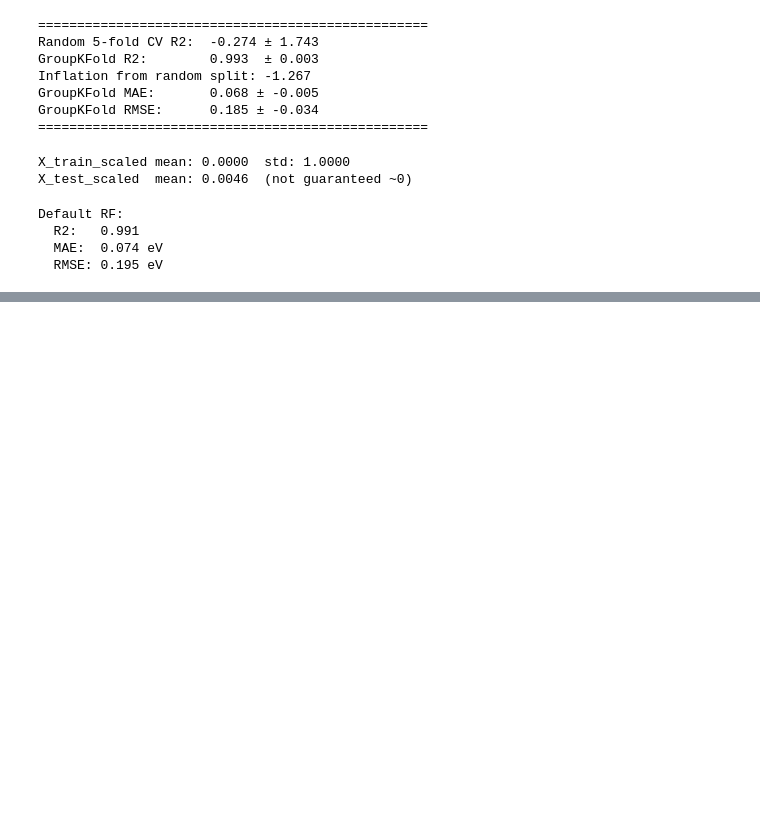
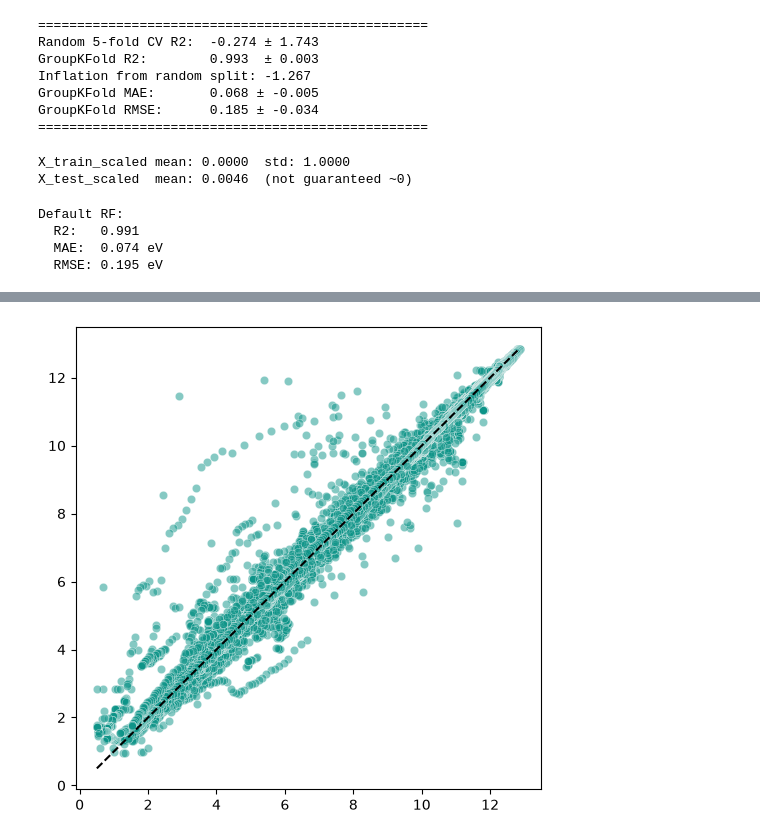
Before and after one commit to Tuggler/Tuggle_ML_Project, a Jupyter notebook: tuggle_final.ipynb, the cells around one changed output, grey strips where cells are left out. Saved outputs shown, nothing was run; the diff lists cells and outputs as text; code cells hidden in the pictures; blank space fills up the shorter version.

```diff
--- a/tuggle_final.ipynb
+++ b/tuggle_final.ipynb
@@ -543,0 +587,31 @@ print("Method: RandomizedSearchCV (30 random trials)")
+# %%
+all_y_test = []
+all_y_pred = []
+
+for train_idx, test_idx in GroupKFold(n_splits=5).split(X_all, y_all, groups):
+    scaler = StandardScaler()
+    X_train_fold = scaler.fit_transform(X_all[train_idx])
+    X_test_fold = scaler.transform(X_all[test_idx])
+
+    model = RandomForestRegressor(n_estimators=100, n_jobs=-1, random_state=42)
+    model.fit(X_train_fold, y_all[train_idx])
+    preds = model.predict(X_test_fold)
+
+    all_y_test.append(y_all[test_idx])
+    all_y_pred.append(preds)
+
+all_y_test = np.concatenate(all_y_test)
+all_y_pred = np.concatenate(all_y_pred)
+# %%
+fig,ax = plt.subplots(figsize=(6, 6))
+
+ax.scatter(all_y_test, all_y_pred, alpha=0.5, color='#0D9488', edgecolor='white', linewidth=0.4)
+
+lims = [
+min(all_y_test.min(), all_y_pred.min()),
+max(all_y_test.max(), all_y_pred.max())
+]
+plt.plot(lims, lims, 'k--')
+plt.show()
+# %% [output]
+[figure, added]
```
Also changed, not shown: parts of 3 cells of this notebook, 1 other file.
